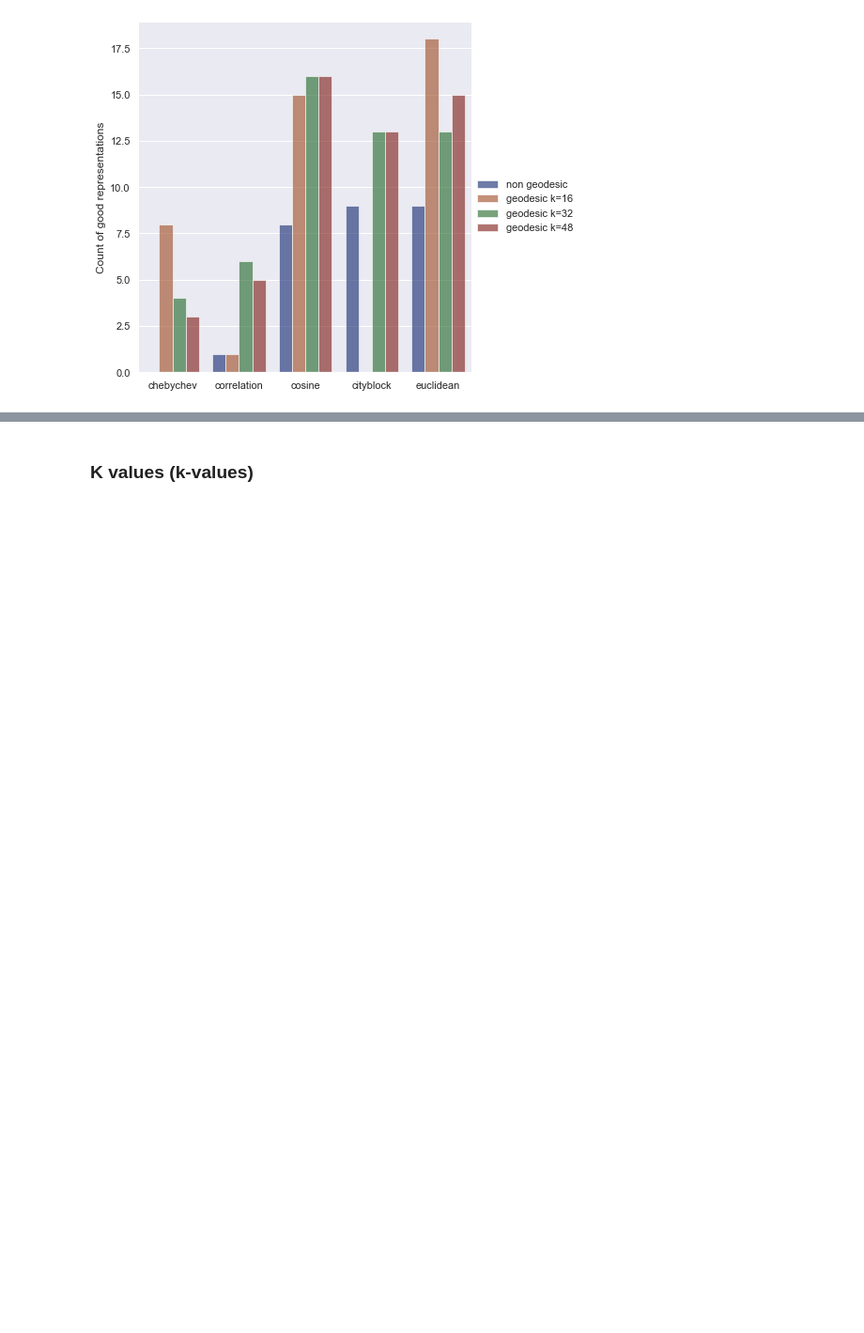
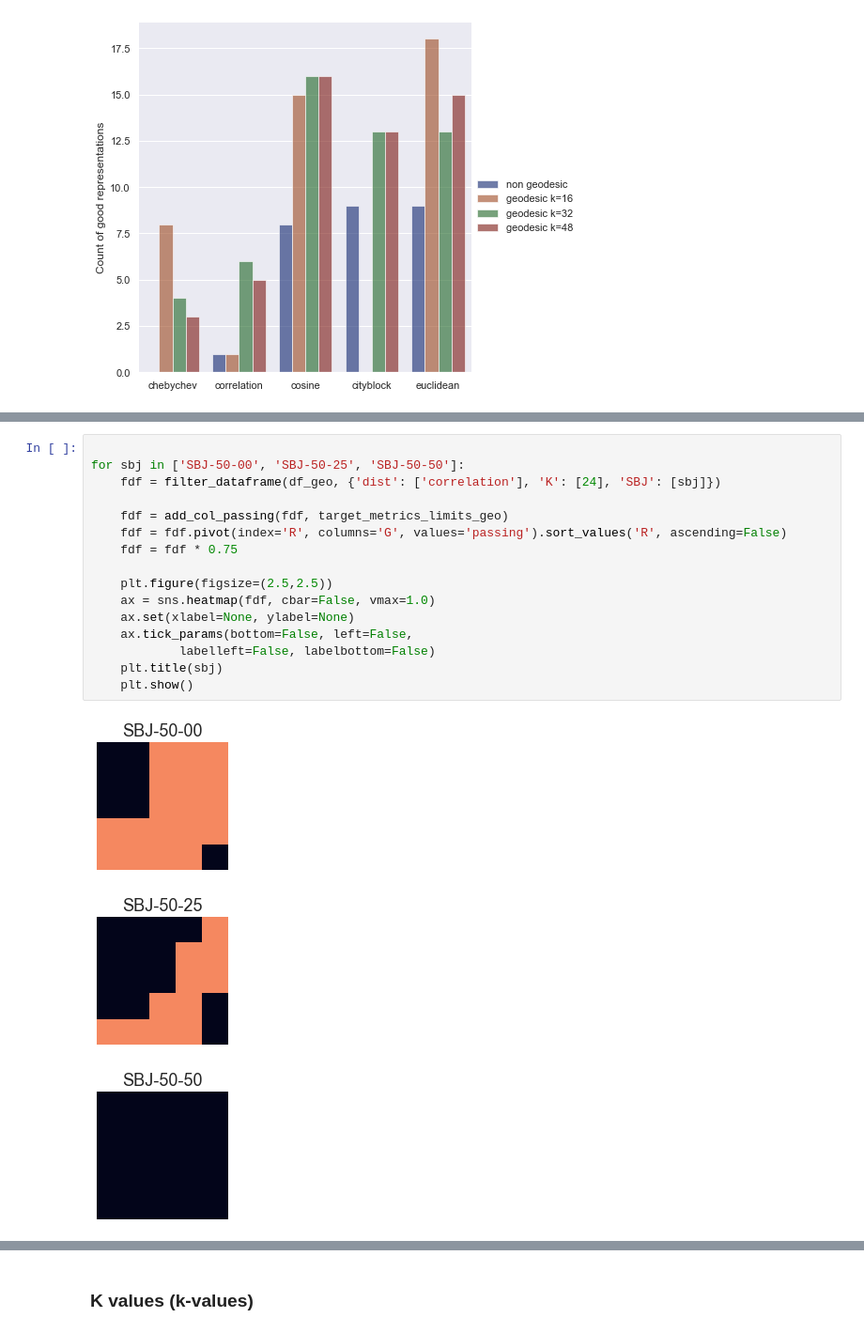
Before and after one commit to braindynamicslab/demapper, a Jupyter notebook: notebooks/evaluate_analysis_w3c.ipynb, the cells around one changed output, grey strips where cells are left out. Shown at 94% size. Saved outputs shown, nothing was run; the diff lists cells and outputs as text; blank space fills up the shorter version.

```diff
--- a/notebooks/evaluate_analysis_w3c.ipynb
+++ b/notebooks/evaluate_analysis_w3c.ipynb
@@ -743,0 +893,20 @@ g.legend.set_title("")
+# %%
+
+for sbj in ['SBJ-50-00', 'SBJ-50-25', 'SBJ-50-50']:
+    fdf = filter_dataframe(df_geo, {'dist': ['correlation'], 'K': [24], 'SBJ': [sbj]})
+
+    fdf = add_col_passing(fdf, target_metrics_limits_geo)
+    fdf = fdf.pivot(index='R', columns='G', values='passing').sort_values('R', ascending=False)
+    fdf = fdf * 0.75
+
+    plt.figure(figsize=(2.5,2.5))
+    ax = sns.heatmap(fdf, cbar=False, vmax=1.0)
+    ax.set(xlabel=None, ylabel=None)
+    ax.tick_params(bottom=False, left=False,
+            labelleft=False, labelbottom=False)
+    plt.title(sbj)
+    plt.show()
+# %% [output]
+[figure, added]
+[figure, added]
+[figure, added]
```
Also changed, not shown: parts of 15 cells of this notebook, 6 other files.
